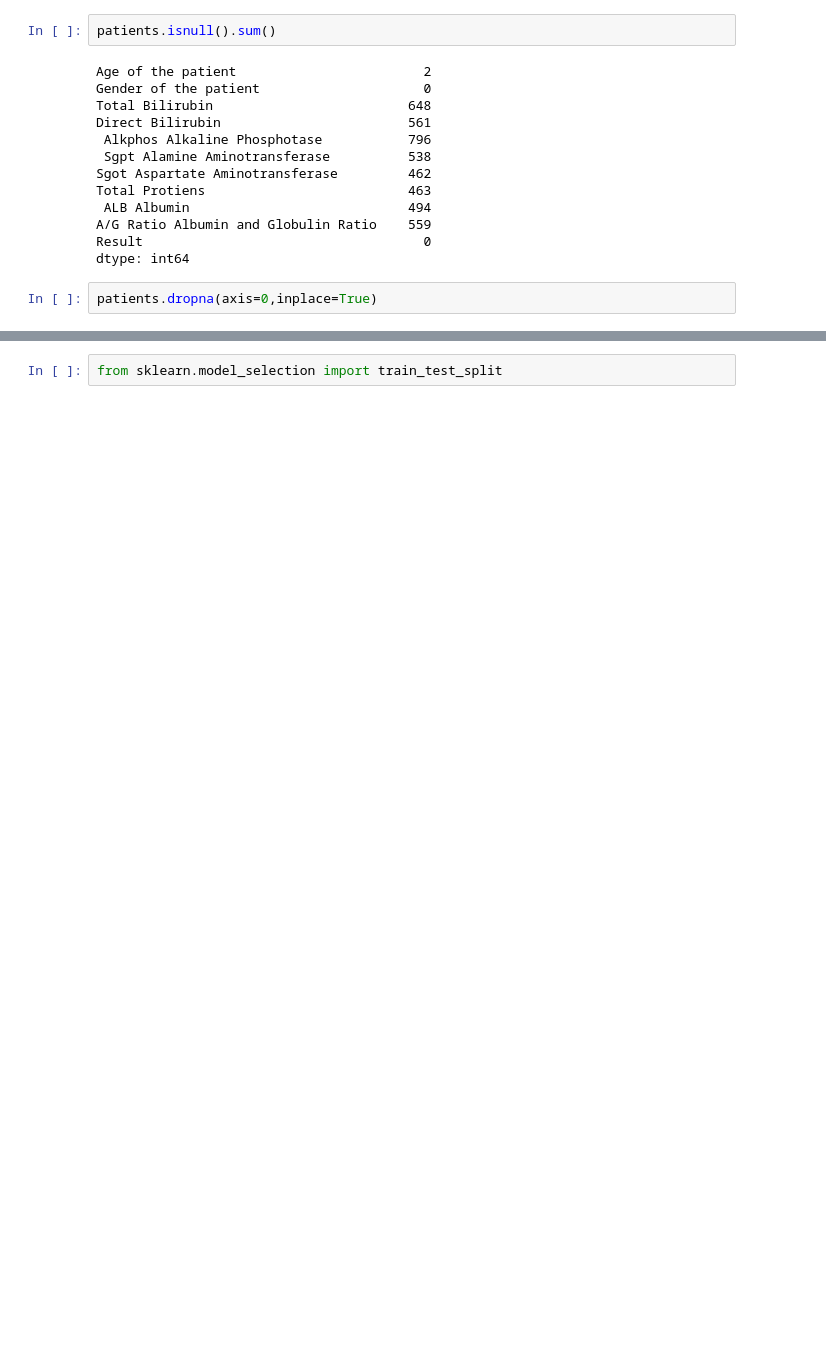
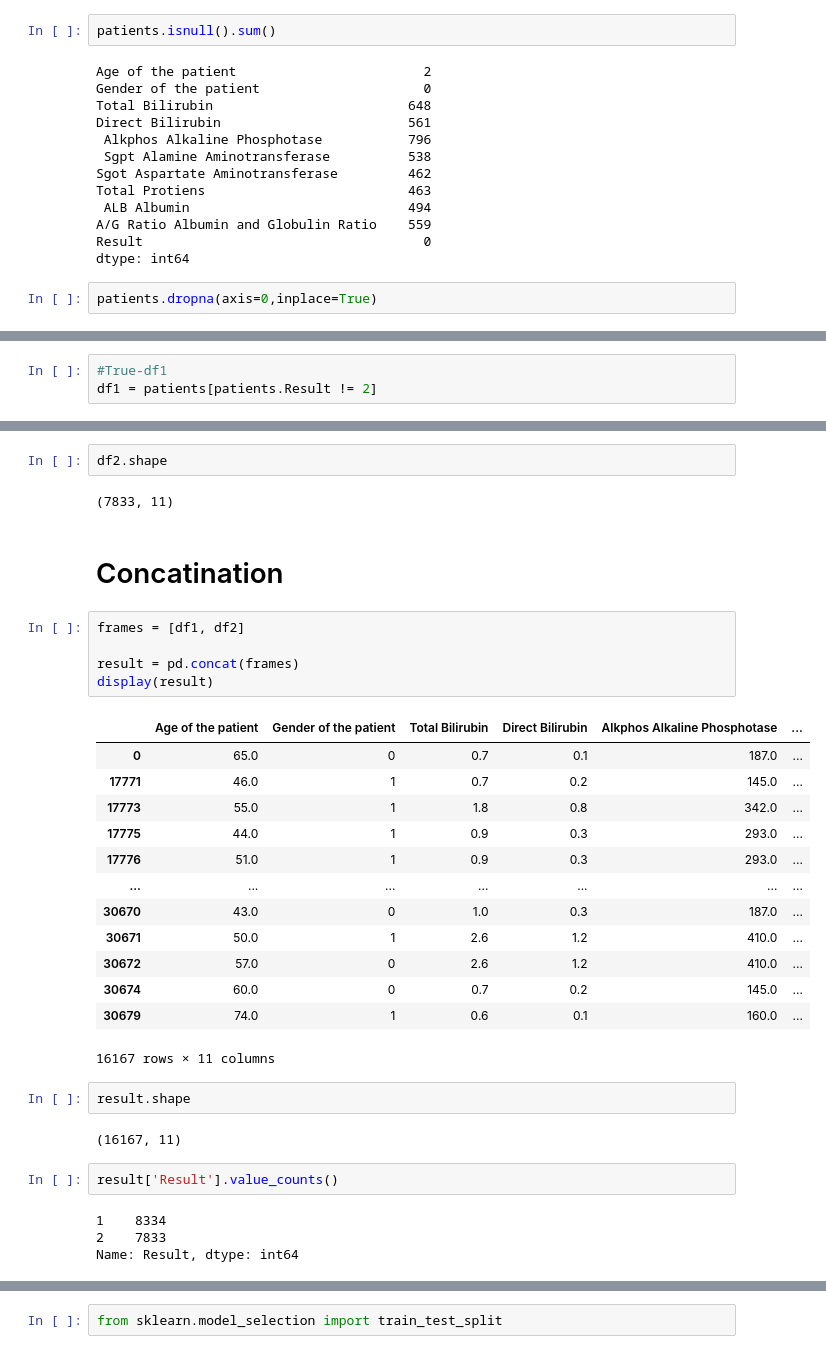
Before and after one commit to jubitjohn/Multiple-Disease-Prediction-System, a Jupyter notebook: colab files/Liver_new_Model.ipynb, the cells around one changed output, grey strips where cells are left out. Saved outputs shown, nothing was run; the diff lists cells and outputs as text; blank space fills up the shorter version.

```diff
--- a/colab files/Liver_new_Model.ipynb
+++ b/colab files/Liver_new_Model.ipynb
@@ -80,0 +55,3 @@ patients.dropna(axis=0,inplace=True)
+# %%
+#True-df1
+df1 = patients[patients.Result != 2]
@@ -81 +87,36 @@ patients.dropna(axis=0,inplace=True)
+# %%
+df2.shape
+# %% [output]
+(7833, 11)
+# %% [markdown]
+# Concatination
+# %%
+frames = [df1, df2]
+
+result = pd.concat(frames)
+display(result)
+# %% [output]
+|  | Age of the patient | Gender of the patient | Total Bilirubin | Direct Bilirubin | Alkphos Alkaline Phosphotase | ... |
+| 0 | 65.0 | 0 | 0.7 | 0.1 | 187.0 | ... |
+| 17771 | 46.0 | 1 | 0.7 | 0.2 | 145.0 | ... |
+| 17773 | 55.0 | 1 | 1.8 | 0.8 | 342.0 | ... |
+| 17775 | 44.0 | 1 | 0.9 | 0.3 | 293.0 | ... |
+| 17776 | 51.0 | 1 | 0.9 | 0.3 | 293.0 | ... |
+| ... | ... | ... | ... | ... | ... | ... |
+| 30670 | 43.0 | 0 | 1.0 | 0.3 | 187.0 | ... |
+| 30671 | 50.0 | 1 | 2.6 | 1.2 | 410.0 | ... |
+| 30672 | 57.0 | 0 | 2.6 | 1.2 | 410.0 | ... |
+| 30674 | 60.0 | 0 | 0.7 | 0.2 | 145.0 | ... |
+| 30679 | 74.0 | 1 | 0.6 | 0.1 | 160.0 | ... |
+16167 rows × 11 columns
+# %%
+result.shape
+# %% [output]
+(16167, 11)
+# %%
+result['Result'].value_counts()
+# %% [output]
+1    8334
+2    7833
+Name: Result, dtype: int64
 # %%
```
Also changed, not shown: parts of 28 cells of this notebook.
